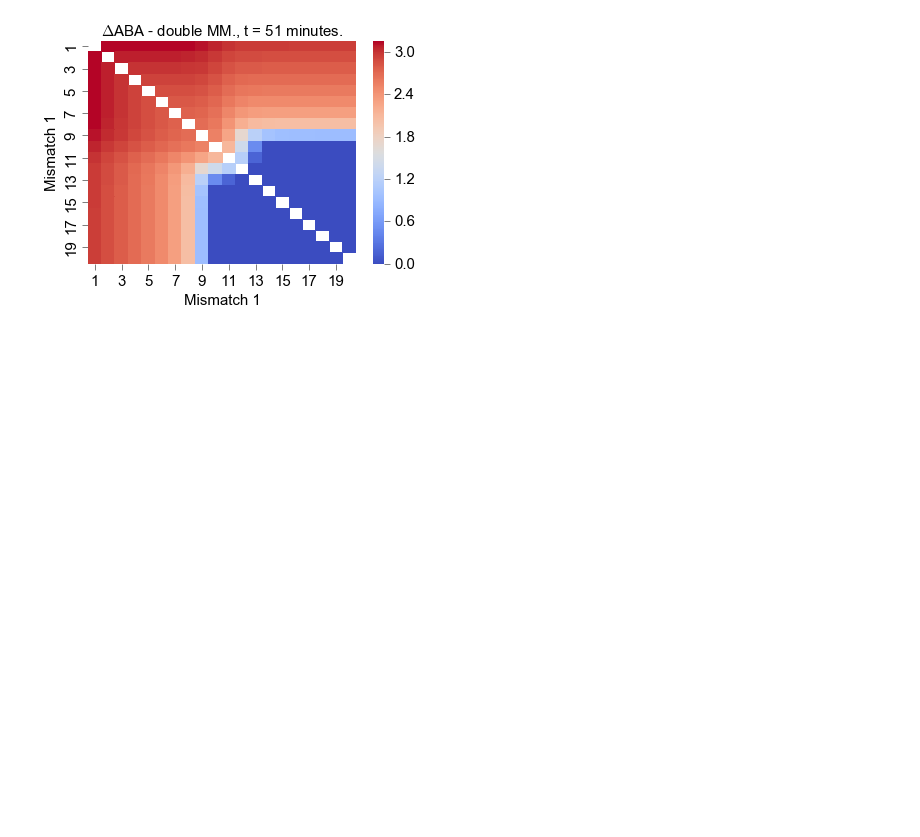
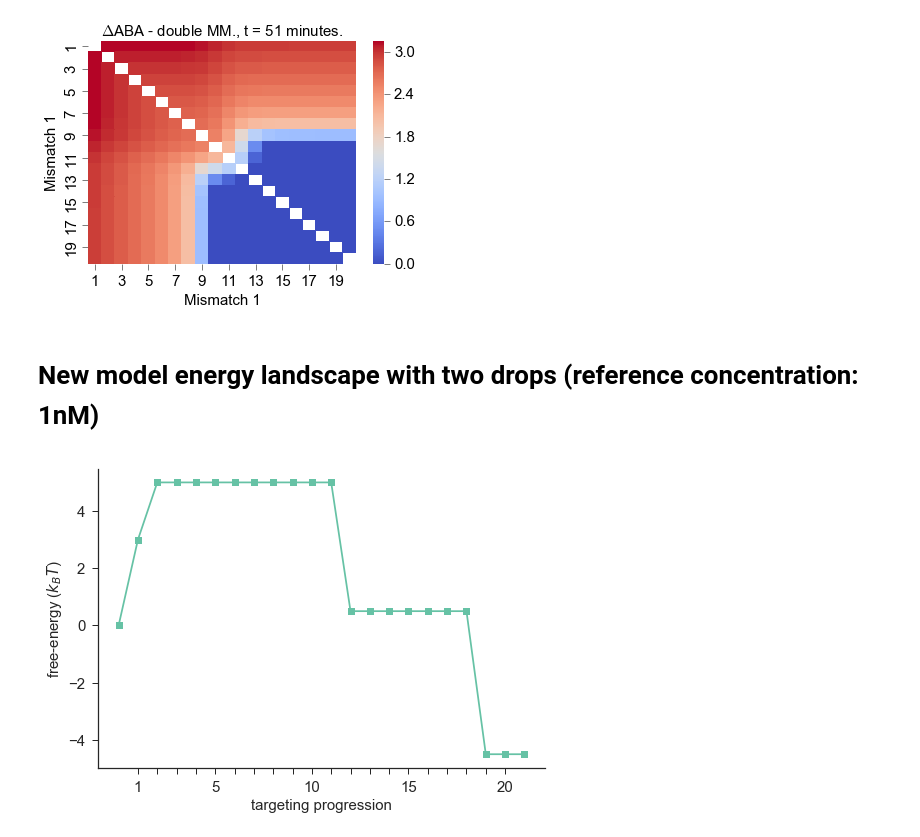
Before and after one commit to martin-depken/Energy-Landscape, a Jupyter notebook: code_ABA_Finkelsteinlab/ABA_toymodel.ipynb, the cells around one changed output. Saved outputs shown, nothing was run; the diff lists cells and outputs as text; code cells hidden in the pictures; blank space fills up the shorter version.

Commit message:
Trying a model with two drops.

```diff
--- a/code_ABA_Finkelsteinlab/ABA_toymodel.ipynb
+++ b/code_ABA_Finkelsteinlab/ABA_toymodel.ipynb
@@ -345,3 +345,28 @@ ax.set_xticklabels(map(lambda x: str(int(x)),ax.get_xticks()+1));
 ax.set_yticklabels(map(lambda x: str(int(x)),ax.get_yticks()+1));
 # %% [output]
 [figure]
+# %% [markdown]
+# New model energy landscape with two drops  (reference concentration: 1nM)
+# %%
+model_id = 'init_limit_two_drops'
+
+e_PAM = 3
+ec_1 = -2.0
+ec_first = 0.0
+drop1 = 4.5
+ec_second = 0.0
+drop2 = 5.0
+ec_third = 0.0
+pos1 = 10
+pos2 = 17
+e_I = 4
+k_PAM = 100.0
+E_barr = -ec_1
+k = 1.0
+
+parameters = [e_PAM,ec_1,ec_first,drop1,ec_second,drop2,ec_third,pos1,pos2,e_I,k_PAM,E_barr,k]
+Energy_landscape = FreeEnergy.plot_landscape(parameters, model_id=model_id);
+#plt.ylim([-20, 5]);
+Free_Energy = -np.log(np.cumsum(np.exp(-np.array(Energy_landscape[1:]))))
+# %% [output]
+[figure, added]
```
Also changed, not shown: parts of 8 cells of this notebook.
